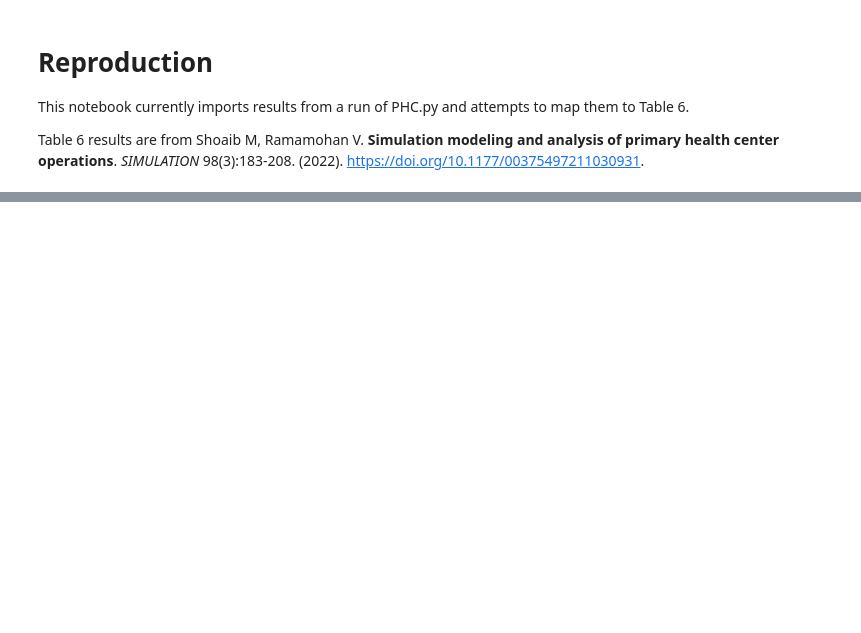
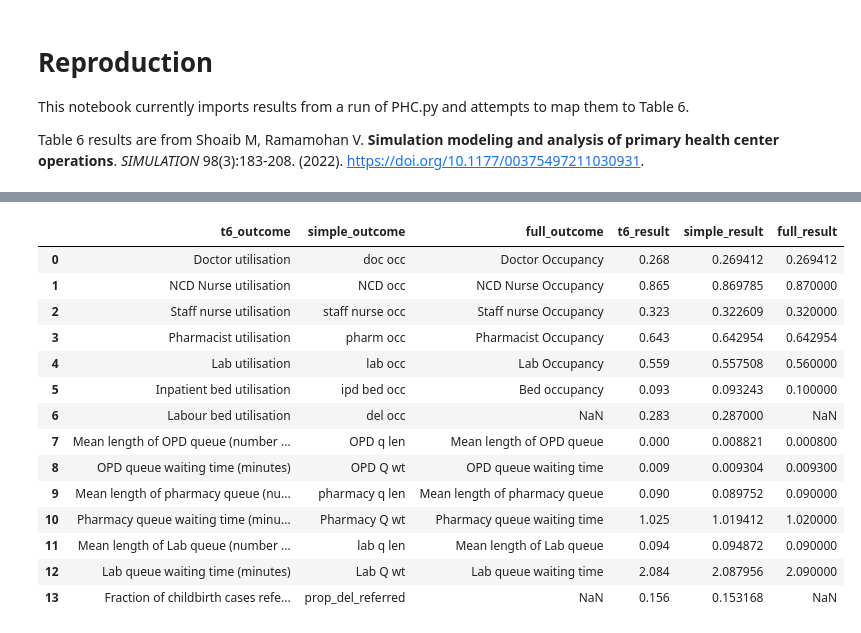
Before and after one commit to pythonhealthdatascience/stars-reproduce-shoaib-2022, a Jupyter notebook: reproduction/reproduce.ipynb, the cells around one changed output, grey strips where cells are left out. Drawn from its saved outputs; the diff is of its cells as text; code cells hidden in the pictures; blank space fills up the shorter version.

```diff
--- a/reproduction/reproduce.ipynb
+++ b/reproduction/reproduce.ipynb
@@ -73,6 +151 @@ model_c1
 | 22 | prop_del_referred | 0.153168 |
-# %%
-# Import table 6
-t6 = pd.read_csv(table6_path)
-t6_c1 = t6[['outcome', 'config1_mean']]
-t6_c1
@@ -159,0 +170,3 @@ dtype: float64
+# %%
+# Add labels to model results
+simple_result['t6_outcome'] = simple_result['simple_outcome'].map(t6_labels)
@@ -159,0 +194,23 @@ dtype: float64
+# %%
+# Merge and set column order
+compare = t6_c1.merge(simple_result).merge(full_result, how='left')[
+    ['t6_outcome', 'simple_outcome', 'full_outcome',
+     't6_result', 'simple_result', 'full_result']]
+
+compare
+# %% [output]
+|  | t6_outcome | simple_outcome | full_outcome | t6_result | simple_result | full_result |
+| 0 | Doctor utilisation | doc occ | Doctor Occupancy | 0.268 | 0.269412 | 0.269412 |
+| 1 | NCD Nurse utilisation | NCD occ | NCD Nurse Occupancy | 0.865 | 0.869785 | 0.870000 |
+| 2 | Staff nurse utilisation | staff nurse occ | Staff nurse Occupancy | 0.323 | 0.322609 | 0.320000 |
+| 3 | Pharmacist utilisation | pharm occ | Pharmacist Occupancy | 0.643 | 0.642954 | 0.642954 |
+| 4 | Lab utilisation | lab occ | Lab Occupancy | 0.559 | 0.557508 | 0.560000 |
+| 5 | Inpatient bed utilisation | ipd bed occ | Bed occupancy | 0.093 | 0.093243 | 0.100000 |
+| 6 | Labour bed utilisation | del occ | NaN | 0.283 | 0.287000 | NaN |
+| 7 | Mean length of OPD queue (number ... | OPD q len | Mean length of OPD queue | 0.000 | 0.008821 | 0.000800 |
+| 8 | OPD queue waiting time (minutes) | OPD Q wt | OPD queue waiting time | 0.009 | 0.009304 | 0.009300 |
+| 9 | Mean length of pharmacy queue (nu... | pharmacy q len | Mean length of pharmacy queue | 0.090 | 0.089752 | 0.090000 |
+| 10 | Pharmacy queue waiting time (minu... | Pharmacy Q wt | Pharmacy queue waiting time | 1.025 | 1.019412 | 1.020000 |
+| 11 | Mean length of Lab queue (number ... | lab q len | Mean length of Lab queue | 0.094 | 0.094872 | 0.090000 |
+| 12 | Lab queue waiting time (minutes) | Lab Q wt | Lab queue waiting time | 2.084 | 2.087956 | 2.090000 |
+| 13 | Fraction of childbirth cases refe... | prop_del_referred | NaN | 0.156 | 0.153168 | NaN |
```
Also changed, not shown: parts of 18 cells of this notebook, 4 other files.
